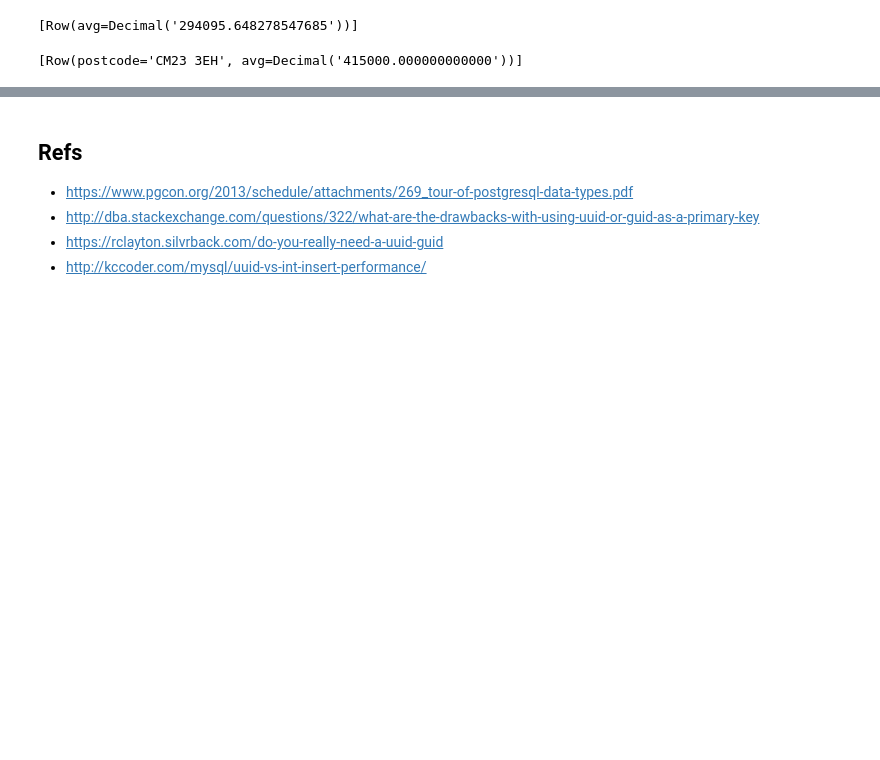
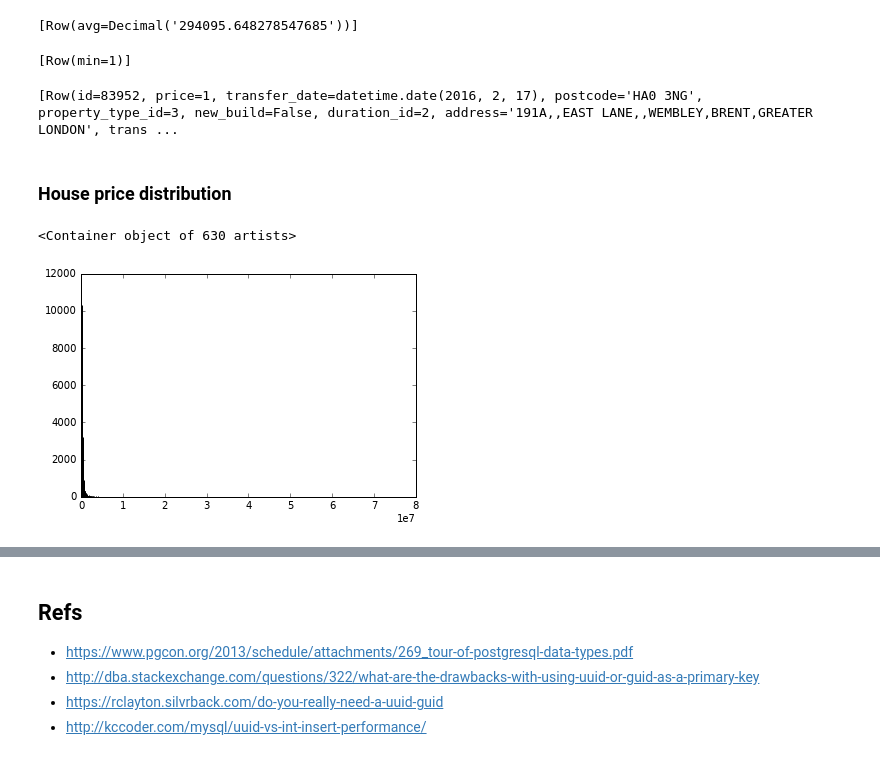
Before and after one commit to JamesSmaldon/dev-notes, a Jupyter notebook: notebooks/SQL Case Study - House Price Data.ipynb, the cells around one changed output, grey strips where cells are left out. Drawn from its saved outputs; the diff is of its cells as text; code cells hidden in the pictures; blank space fills up the shorter version.

Commit message:
More work on house price analysis Added matplotlib as a requirement

```diff
--- a/notebooks/SQL Case Study - House Price Data.ipynb
+++ b/notebooks/SQL Case Study - House Price Data.ipynb
@@ -220,7 +222,33 @@ def query(sql):
 query('SELECT AVG(price) from house_prices;')
 # %% [output]
 [Row(avg=Decimal('294095.648278547685'))]
-# %%
-query("SELECT postcode, AVG(price) from house_prices WHERE postcode='CM23 3EH' GROUP BY postcode;")
-# %% [output]
-[Row(postcode='CM23 3EH', avg=Decimal('415000.000000000000'))]
+# %%
+# Find minimum price paid for a house
+query("SELECT MIN(price) FROM house_prices, transaction_type "
+          "WHERE transaction_type.id = house_prices.transaction_type_id AND "
+                "transaction_type.code = 'A'")
+# %% [output]
+[Row(min=1)]
+# %%
+# Select rows that have the minimum price value using a nested query
+query("SELECT * FROM house_prices "
+          "WHERE price = (SELECT MIN(price) FROM house_prices);")
+# %% [output]
+[Row(id=83952, price=1, transfer_date=datetime.date(2016, 2, 17), postcode='HA0 3NG', property_type_id=3, new_build=False, duration_id=2, address='191A,,EAST LANE,,WEMBLEY,BRENT,GREATER LONDON', trans ...
+# %% [markdown]
+### House price distribution
+# %%
+def plot_histo(data):
+    bins = [str(r[0]) for r in results]
+    counts = [r[1] for r in results]
+    return plot.bar(bins, counts)
+# %%
+%matplotlib inline
+import matplotlib.pyplot as plot
+# Show the distribution of house prices. To do this we need to generate a histogram of house prices.
+# See http://stackoverflow.com/a/10363145
+results = query("SELECT ROUND(price, -4) AS bucket, COUNT(*) AS count FROM house_prices GROUP BY bucket ORDER BY bucket;")
+plot_histo(results)
+# %% [output]
+<Container object of 630 artists>
+[figure, added]
```
Also changed, not shown: parts of 7 cells of this notebook, 2 other files.
